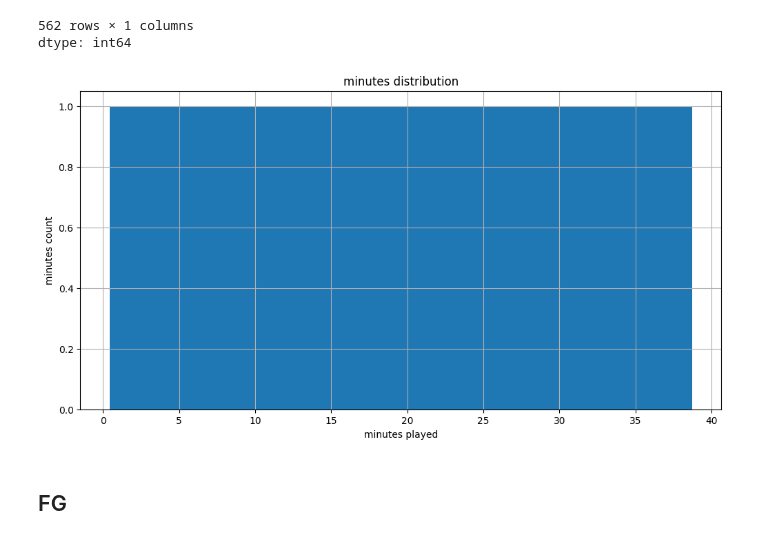
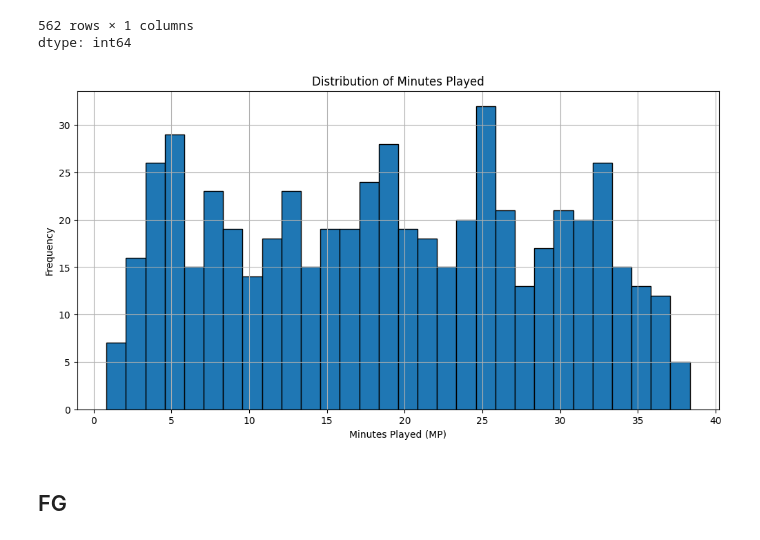
Before and after one commit to patience275/nba, a Jupyter notebook: nba.ipynb, the cells around one changed output. Drawn from its saved outputs; the diff is of its cells as text; code cells hidden in the pictures.

```diff
--- a/nba.ipynb
+++ b/nba.ipynb
@@ -368,16 +368,17 @@ g_count
 562 rows × 1 columns
 dtype: int64
 # %%
+import matplotlib.pyplot as plt
 
-plt.figure(figsize=(12,6))
-plt.bar(g_count.index,g_count.values)
-plt.xlabel('minutes played')
-plt.ylabel('minutes count')
-plt.title('minutes distribution')
+plt.figure(figsize=(12, 6))
+plt.hist(df['MP'], bins=30, edgecolor='black')  # Using a histogram for continuous data
+plt.xlabel('Minutes Played (MP)')
+plt.ylabel('Frequency')
+plt.title('Distribution of Minutes Played')
 plt.grid(True)
 plt.show()
 # %% [output]
-[figure, old version]
+[figure, new version]
 # %% [markdown]
 ## FG
 # %%
```
Also changed, not shown: parts of 9 cells of this notebook.
